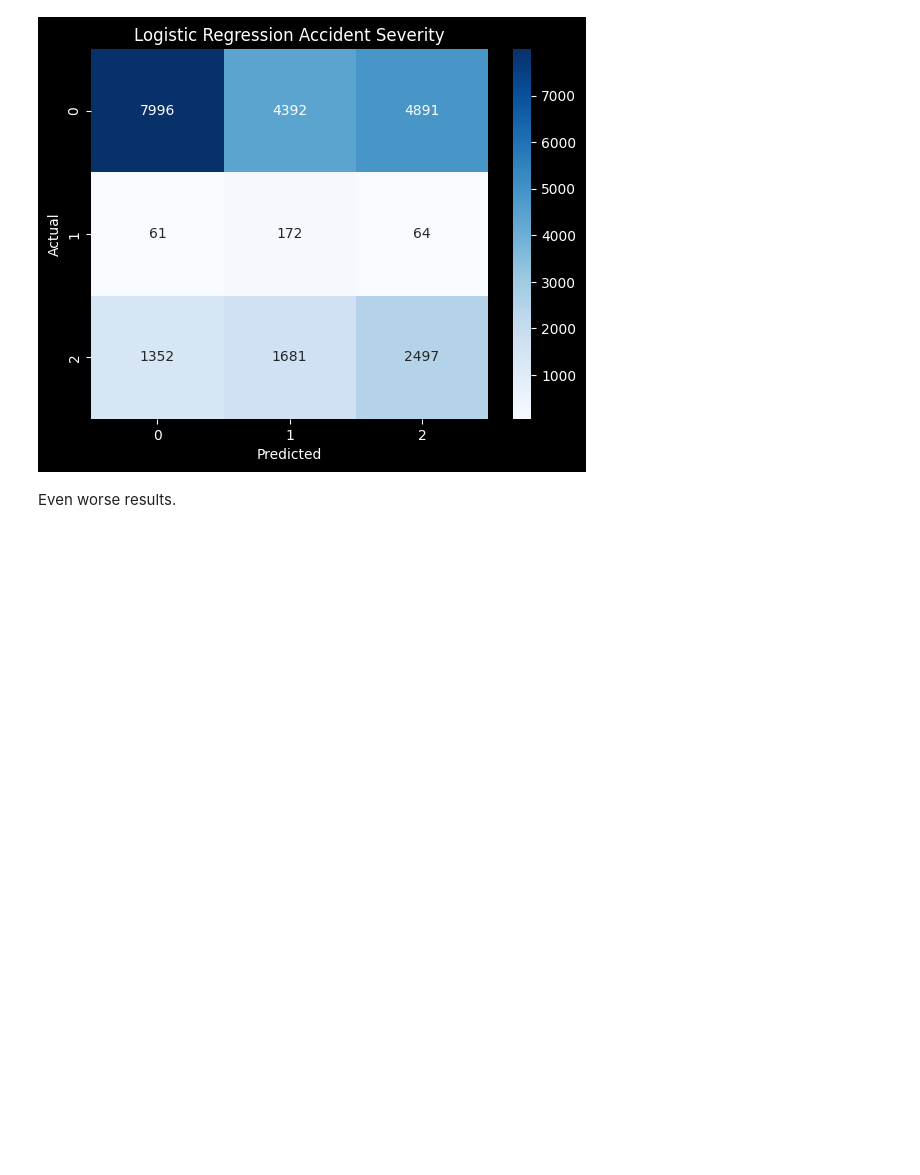
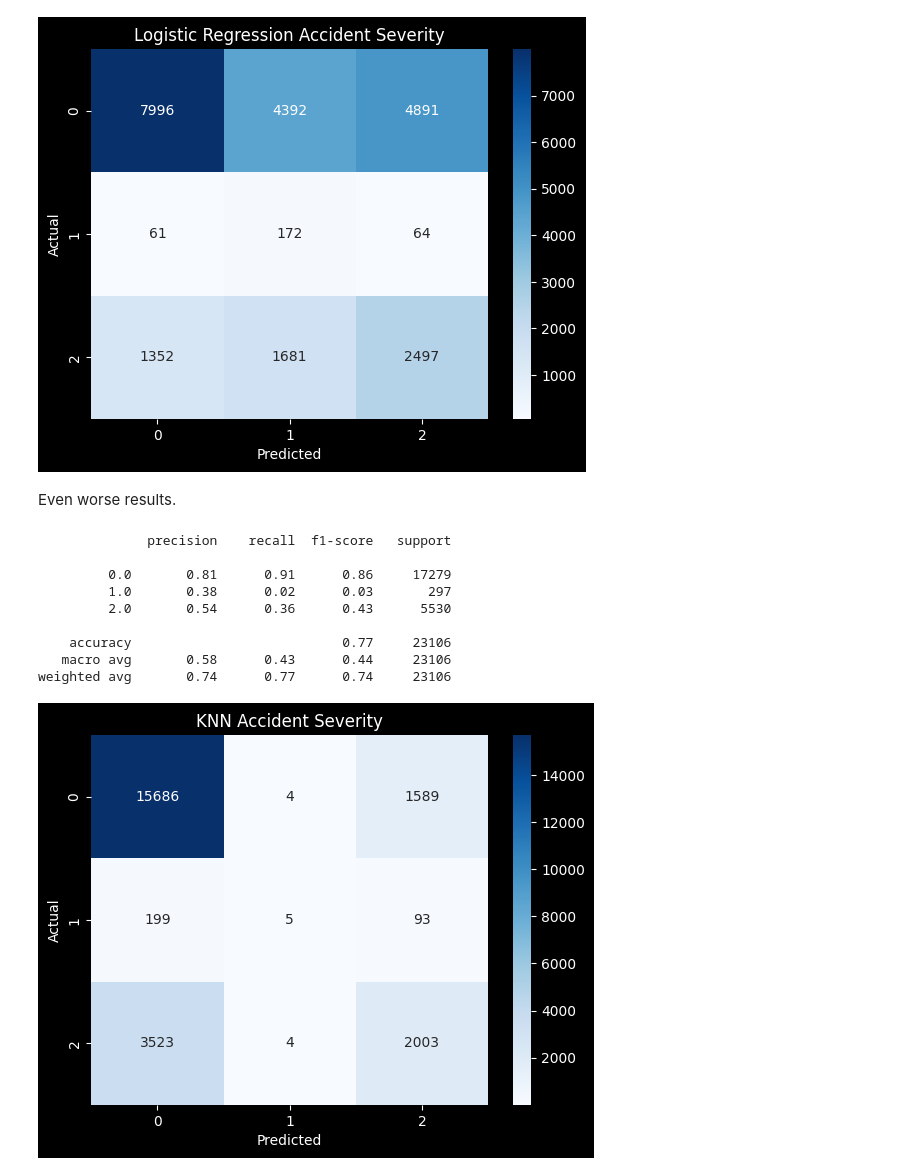
Before and after one commit to nealukumies/dml-project, a Jupyter notebook: traffic_accident_analysis.ipynb, the cells around one changed output. Cells and saved outputs as stored; diff of their text form; code cells hidden in the pictures; blank space fills up the shorter version.

Commit message:
Third attempt at predicting the severity of an accident based on available features. This time with knn instead of logistic regression. Okay results I guess.

```diff
--- a/traffic_accident_analysis.ipynb
+++ b/traffic_accident_analysis.ipynb
@@ -493,3 +495,35 @@ weighted avg       0.72      0.46      0.54     23106
 [figure]
 # %% [markdown]
 Even worse results.
+# %%
+scaler = StandardScaler()
+X_train_scaled = scaler.fit_transform(X_train)
+X_test_scaled = scaler.transform(X_test)
+
+knn_model = KNeighborsClassifier(
+    n_neighbors=7,
+    weights='distance'  # gives closer neighbors more influence
+)
+
+knn_model.fit(X_train_scaled, y_train)
+
+y_pred = knn_model.predict(X_test_scaled)
+
+print(classification_report(y_test, y_pred))
+cm = confusion_matrix(y_test, y_pred, labels=[0,1,2])
+sns.heatmap(cm, annot=True, fmt="d", cmap="Blues")
+plt.xlabel("Predicted")
+plt.ylabel("Actual")
+plt.title("KNN Accident Severity")
+plt.show()
+# %% [output]
+              precision    recall  f1-score   support
+
+         0.0       0.81      0.91      0.86     17279
+         1.0       0.38      0.02      0.03       297
+         2.0       0.54      0.36      0.43      5530
+
+    accuracy                           0.77     23106
+   macro avg       0.58      0.43      0.44     23106
+weighted avg       0.74      0.77      0.74     23106
+[figure, added]
```
Also changed, not shown: parts of 1 cell of this notebook.
